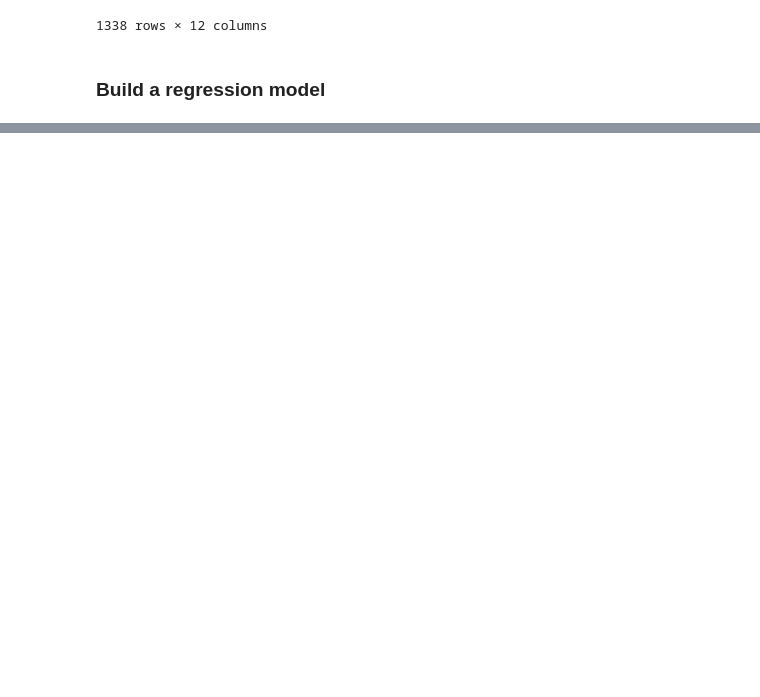
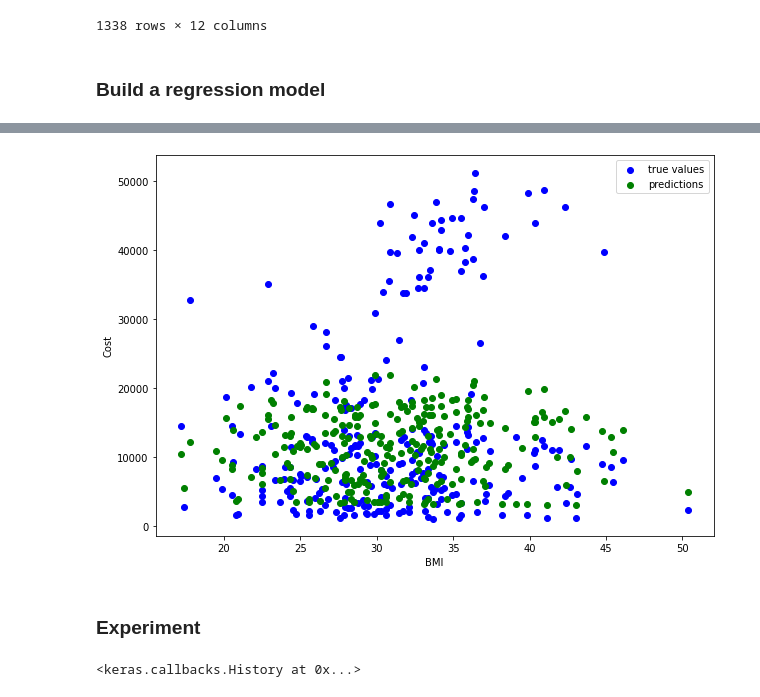
Before and after one commit to pkro/tensorflow_cert_training, a Jupyter notebook: colab_notebooks/01b_a_larger_example.ipynb, the cells around one changed output, grey strips where cells are left out. Drawn from its saved outputs; the diff is of its cells as text; code cells hidden in the pictures; blank space fills up the shorter version.

```diff
--- a/colab_notebooks/01b_a_larger_example.ipynb
+++ b/colab_notebooks/01b_a_larger_example.ipynb
@@ -128,0 +162,18 @@ insurance
+# %%
+tf.random.set_seed(42)
+# Create model
+insurance_model = tf.keras.models.Sequential([
+    tf.keras.layers.Dense(10),
+    tf.keras.layers.Dense(1)
+], name="insurance_model")
+
+# Compile model
+insurance_model.compile(
+    optimizer=tf.keras.optimizers.SGD(),
+    loss=tf.keras.losses.mae,
+    metrics=["mae"]
+)
+
+# Fit data
+# fit converts dataframes automatically
+insurance_model.fit(X_train, y_train, epochs=100, verbose=0)
@@ -128,0 +202,4 @@ insurance
+# %%
+# predict
+y_pred = insurance_model.predict(X_test)
+"...", y_pred[:10]
@@ -128,0 +233,33 @@ insurance
+# %%
+import matplotlib.pyplot as plt
+plt.figure(figsize=(10,7))
+# pick just one feature for now to have something to visualize
+# accuracy in a 2d plot
+# remember, X_test is a pandas dataframe so we pick by column name
+bmi = X_test['bmi']
+
+# true values in blue
+plt.scatter(bmi, y_test, c="blue", label="true values")
+# predictions in green
+plt.scatter(bmi, y_pred, c="green", label="predictions")
+plt.xlabel('BMI')
+plt.ylabel('Cost')
+plt.legend()
+plt.show()
+# %% [output]
+[figure, added]
+# %% [markdown]
+### Experiment
+# %%
+tf.random.set_seed(42)
+# remove 1 layer
+insurance_model_2 = tf.keras.models.Sequential([
+    tf.keras.layers.Dense(1)
+])
+
+insurance_model_2.compile(optimizer=tf.keras.optimizers.SGD(),
+                          loss=tf.keras.losses.MAE,
+                          metrics=["mae"])
+insurance_model_2.fit(X_train, y_train, epochs=100, verbose=0)
+# %% [output]
+<keras.callbacks.History at 0x...>
```
Also changed, not shown: parts of 20 cells of this notebook.
